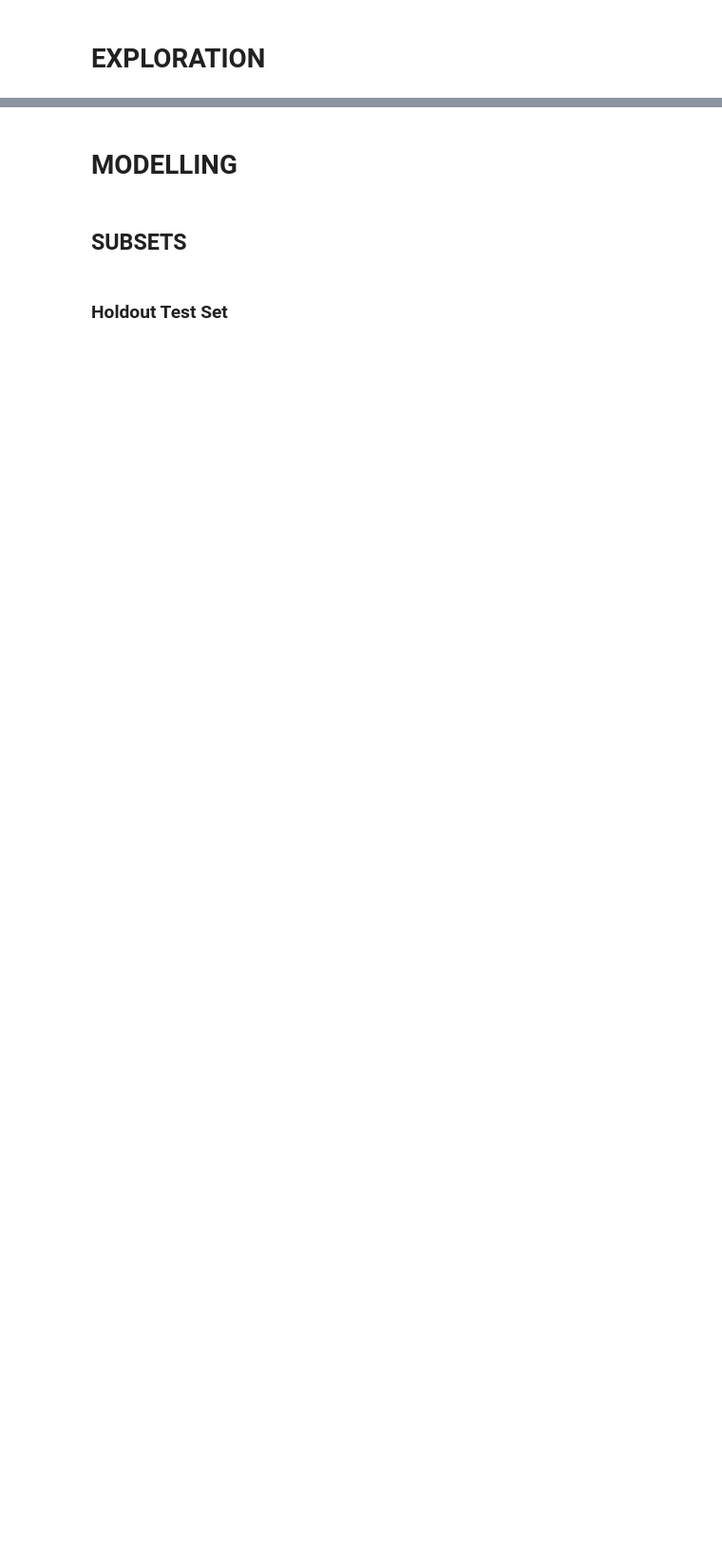
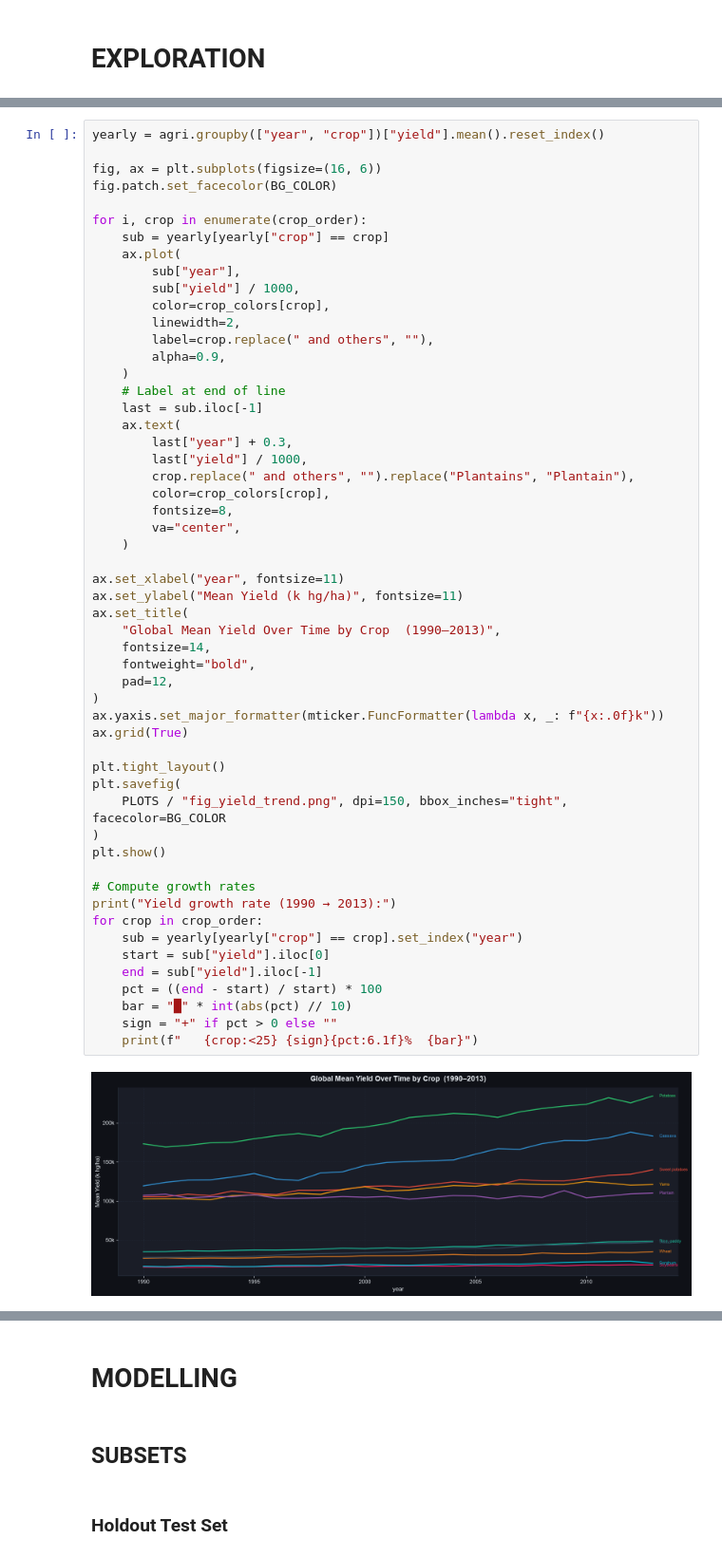
Before and after one commit to olivierbinder/agri, a Jupyter notebook: notebooks/agri.ipynb, the cells around one changed output, grey strips where cells are left out. Shown at 95% size. Saved outputs shown, nothing was run; the diff lists cells and outputs as text; blank space fills up the shorter version.

```diff
--- a/notebooks/agri.ipynb
+++ b/notebooks/agri.ipynb
@@ -1352,0 +395,56 @@ Yams                       Japan  211343.0
+# %%
+yearly = agri.groupby(["year", "crop"])["yield"].mean().reset_index()
+
+fig, ax = plt.subplots(figsize=(16, 6))
+fig.patch.set_facecolor(BG_COLOR)
+
+for i, crop in enumerate(crop_order):
+    sub = yearly[yearly["crop"] == crop]
+    ax.plot(
+        sub["year"],
+        sub["yield"] / 1000,
+        color=crop_colors[crop],
+        linewidth=2,
+        label=crop.replace(" and others", ""),
+        alpha=0.9,
+    )
+    # Label at end of line
+    last = sub.iloc[-1]
+    ax.text(
+        last["year"] + 0.3,
+        last["yield"] / 1000,
+        crop.replace(" and others", "").replace("Plantains", "Plantain"),
+        color=crop_colors[crop],
+        fontsize=8,
+        va="center",
+    )
+
+ax.set_xlabel("year", fontsize=11)
+ax.set_ylabel("Mean Yield (k hg/ha)", fontsize=11)
+ax.set_title(
+    "Global Mean Yield Over Time by Crop  (1990–2013)",
+    fontsize=14,
+    fontweight="bold",
+    pad=12,
+)
+ax.yaxis.set_major_formatter(mticker.FuncFormatter(lambda x, _: f"{x:.0f}k"))
+ax.grid(True)
+
+plt.tight_layout()
+plt.savefig(
+    PLOTS / "fig_yield_trend.png", dpi=150, bbox_inches="tight", facecolor=BG_COLOR
+)
+plt.show()
+
+# Compute growth rates
+print("Yield growth rate (1990 → 2013):")
+for crop in crop_order:
+    sub = yearly[yearly["crop"] == crop].set_index("year")
+    start = sub["yield"].iloc[0]
+    end = sub["yield"].iloc[-1]
+    pct = ((end - start) / start) * 100
+    bar = "█" * int(abs(pct) // 10)
+    sign = "+" if pct > 0 else ""
+    print(f"   {crop:<25} {sign}{pct:6.1f}%  {bar}")
+# %% [output]
+[figure, added]
```
Also changed, not shown: parts of 105 cells of this notebook, 27 other files.
